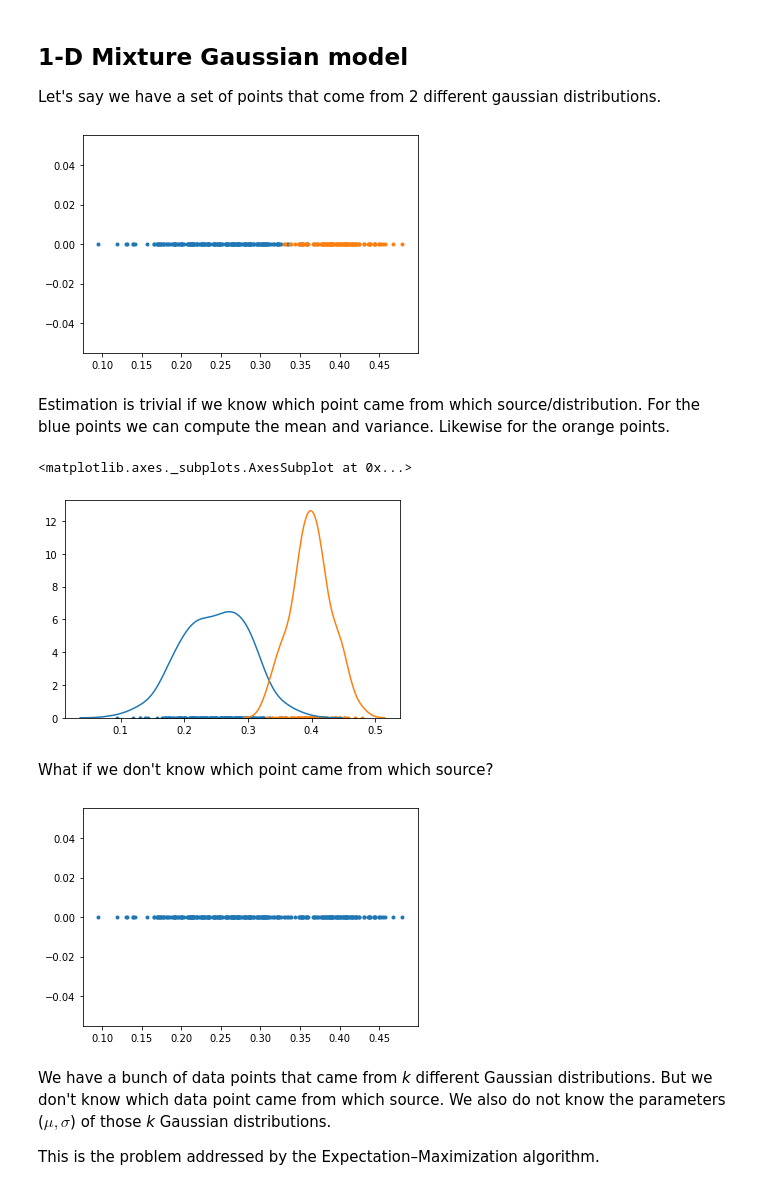
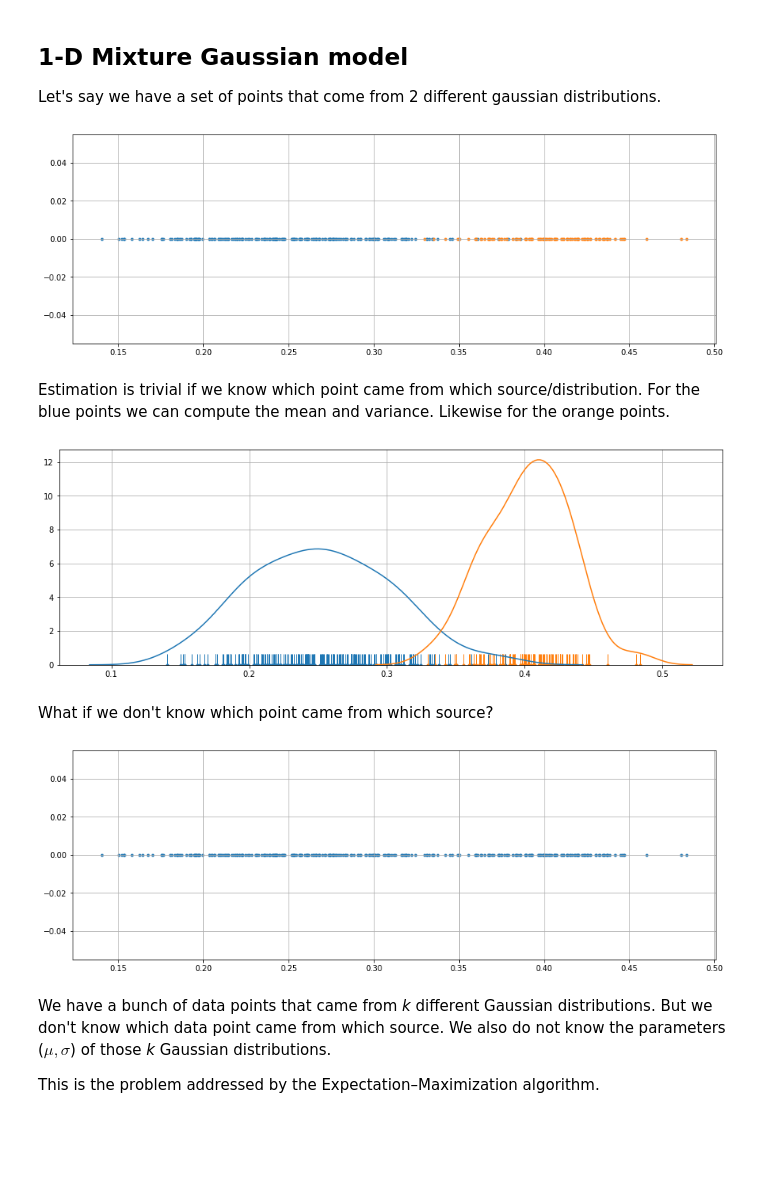
Before and after one commit to vinayshanbhag/math, a Jupyter notebook: Expectation_Maximization.ipynb, the cells around one changed output. Cells and saved outputs as stored; diff of their text form; code cells hidden in the pictures; blank space fills up the shorter version.

```diff
--- a/Expectation_Maximization.ipynb
+++ b/Expectation_Maximization.ipynb
@@ -17,30 +17,35 @@ Let's say we have a set of points that come from 2 different gaussian distributi
 # %%
 n1 = 200 # samples1
 n2 = 100 # samples2
 mu1, sig1, mu2, sig2 = 0.25,0.05,0.4,0.03
 samples1 = np.random.normal(mu1, sig1, n1)
 samples2 = np.random.normal(mu2, sig2, n2)
+plt.figure(figsize=(15,5))
+plt.grid();
 plt.scatter(samples1,np.zeros(len(samples1)), marker='.');
 plt.scatter(samples2,np.zeros(len(samples2)), marker='.');
 # %% [output]
-[figure, old version]
+[figure, new version]
 # %% [markdown]
 Estimation is trivial if we know which point came from which source/distribution. For the blue points we can compute the mean and variance. Likewise for the orange points.
 # %%
+plt.figure(figsize=(15,5))
+plt.grid()
 plt.scatter(samples1,np.zeros(len(samples1)), marker='.');
 plt.scatter(samples2,np.zeros(len(samples2)), marker='.');
-sns.distplot(samples1, hist=False)
-sns.distplot(samples2, hist=False)
+sns.distplot(samples1, hist=False, rug=True)
+sns.distplot(samples2, hist=False, rug=True);
 # %% [output]
-<matplotlib.axes._subplots.AxesSubplot at 0x...>
-[figure, old version]
+[figure, new version]
 # %% [markdown]
 What if we don't know which point came from which source?
 # %%
 samples = np.append(samples1, samples2)
+plt.figure(figsize=(15,5))
+plt.grid()
 plt.scatter(samples,np.zeros(len(samples)), marker='.');
 # %% [output]
-[figure, old version]
+[figure, new version]
 # %% [markdown]
 We have a bunch of data points that came from *k* different Gaussian distributions. But we don't know which data point came from which source. We also do not know the parameters ($\mu,\sigma$) of those *k* Gaussian distributions.
 
```
Also changed, not shown: parts of 3 cells of this notebook.
